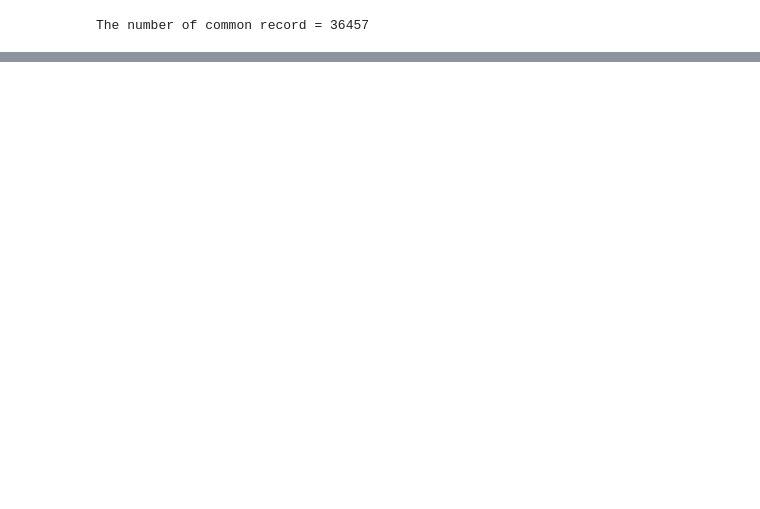
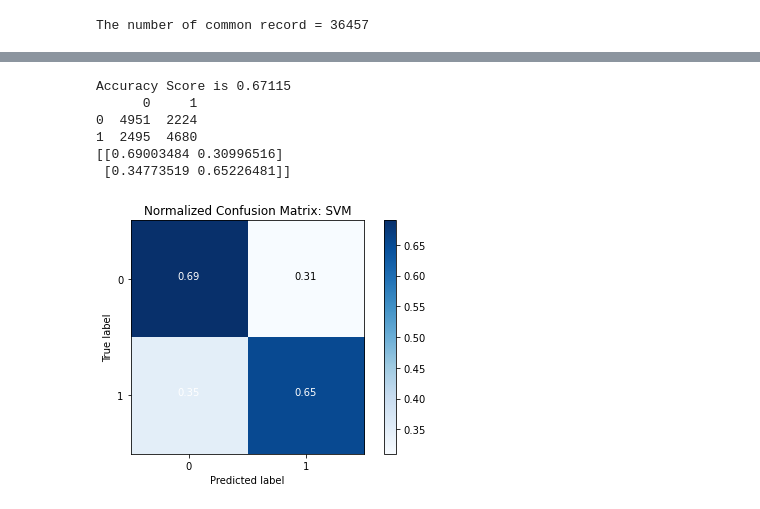
Before and after one commit to scottieyukc/UCDPA_SCOTTIEYU, a Jupyter notebook: Project.ipynb, the cells around one changed output, grey strips where cells are left out. Saved outputs shown, nothing was run; the diff lists cells and outputs as text; code cells hidden in the pictures; blank space fills up the shorter version.

```diff
--- a/Project.ipynb
+++ b/Project.ipynb
@@ -236,0 +449,5 @@ IndentationError: expected an indented block (2572039872.py, line 3)
+# %%
+#fix oversampling here
+oversample = SMOTE()
+X_balanced, y_balanced = oversample.fit_resample(X_scaled, y_train)
+X_test_balanced, y_test_balanced = oversample.fit_resample(X_test_scaled, y_test)
@@ -236,0 +478,5 @@ IndentationError: expected an indented block (2572039872.py, line 3)
+# %%
+#machine learning
+
+clf = svm.SVC()
+clf.fit(X_balanced, y_balanced)
@@ -236,0 +485,2 @@ IndentationError: expected an indented block (2572039872.py, line 3)
+# %%
+prediction = clf.predict(X_test_balanced)
@@ -236,0 +499,41 @@ IndentationError: expected an indented block (2572039872.py, line 3)
+# %%
+def plot_confusion_matrix(cm, classes,
+                          normalize=False,
+                          title='Confusion matrix',
+                          cmap=plt.cm.Blues):
+    if normalize:
+        cm = cm.astype('float') / cm.sum(axis=1)[:, np.newaxis]
+
+    print(cm)
+
+    plt.imshow(cm, interpolation='nearest', cmap=cmap)
+    plt.title(title)
+    plt.colorbar()
+    tick_marks = np.arange(len(classes))
+    plt.xticks(tick_marks, classes)
+    plt.yticks(tick_marks, classes)
+
+    fmt = '.2f' if normalize else 'd'
+    thresh = cm.max() / 2.
+    for i, j in itertools.product(range(cm.shape[0]), range(cm.shape[1])):
+        plt.text(j, i, format(cm[i, j], fmt),
+                 horizontalalignment="center",
+                 color="white" if cm[i, j] > thresh else "black")
+
+    plt.tight_layout()
+    plt.ylabel('True label')
+    plt.xlabel('Predicted label')
+# %%
+print('Accuracy Score is {:.5}'.format(accuracy_score(y_test_balanced, prediction)))
+print(pd.DataFrame(confusion_matrix(y_test_balanced,prediction)))
+plot_confusion_matrix(confusion_matrix(y_test_balanced,prediction),
+                      classes=['0','1'], normalize = True,
+                      title='Normalized Confusion Matrix: SVM')
+# %% [output]
+Accuracy Score is 0.67115
+      0     1
+0  4951  2224
+1  2495  4680
+[[0.69003484 0.30996516]
+ [0.34773519 0.65226481]]
+[figure, added]
```
Also changed, not shown: parts of 44 cells of this notebook.
